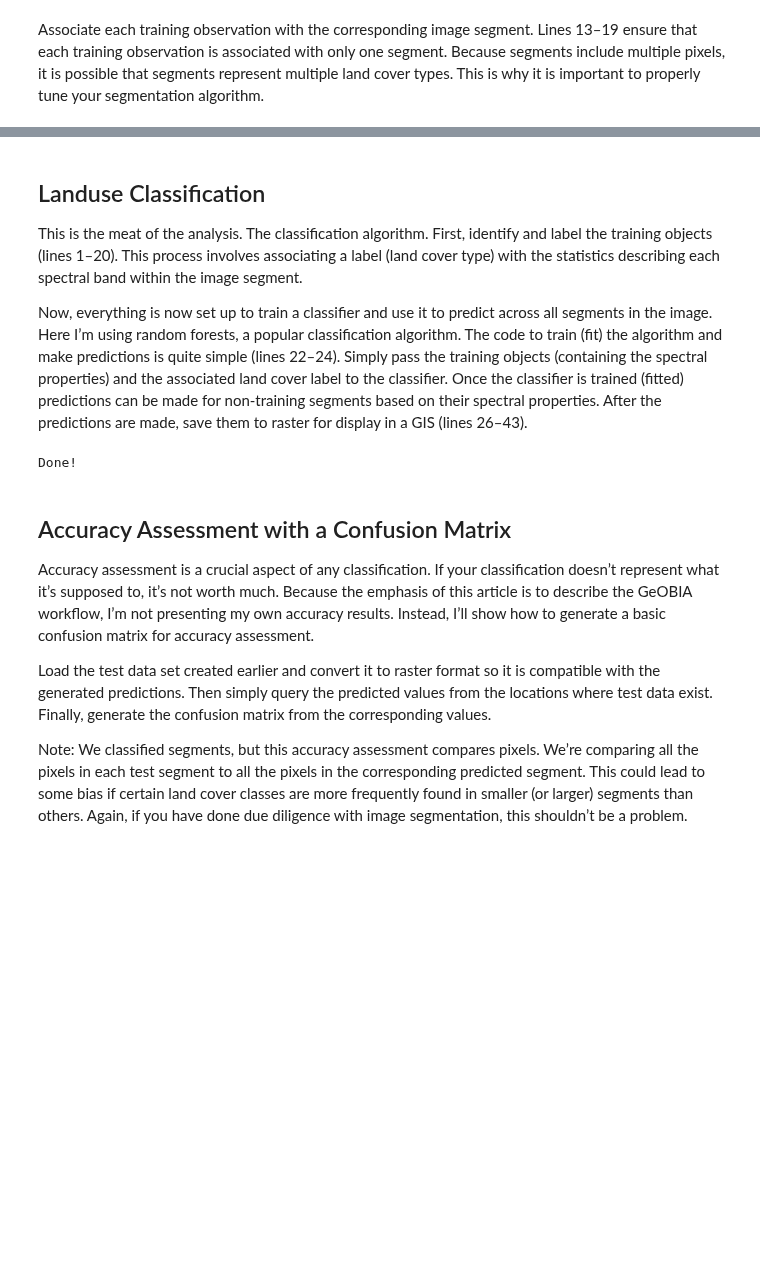
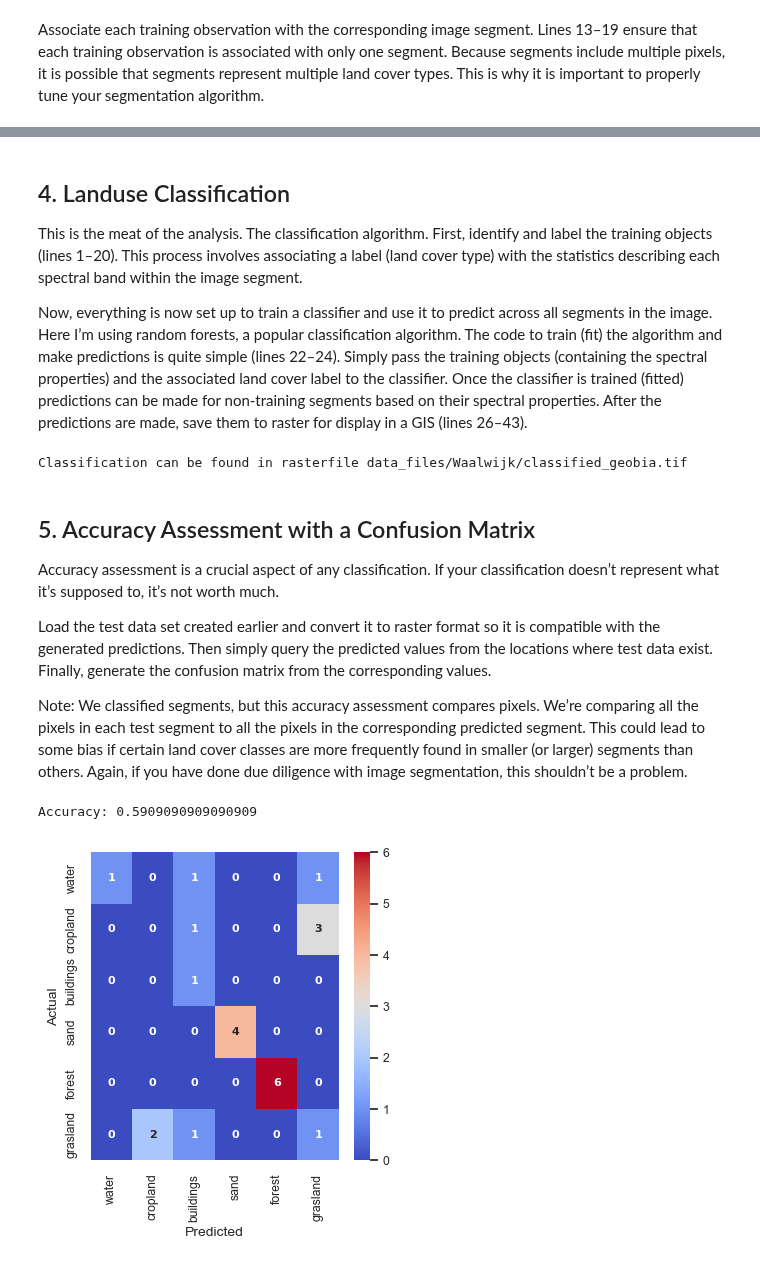
Before and after one commit to MarkTerlien/Quatro-Book-TeM, a Jupyter notebook: object_based_land_cover_classification.ipynb, the cells around one changed output, grey strips where cells are left out. Cells and saved outputs as stored; diff of their text form; code cells hidden in the pictures; blank space fills up the shorter version.

Commit message:
Geobia afgerond

```diff
--- a/object_based_land_cover_classification.ipynb
+++ b/object_based_land_cover_classification.ipynb
@@ -330,5 +336,5 @@ The following segments overlap with landuse class 6: [1054 1494 1796 1906 1975 1
 # %% [markdown]
-## Landuse Classification
+## 4. Landuse Classification
 
 This is the meat of the analysis. The classification algorithm. First, identify and label the training objects (lines 1–20). This process involves associating a label (land cover type) with the statistics describing each spectral band within the image segment.
 
@@ -371,57 +377,73 @@ mask[mask == 0.0] = -1.0
 clf = np.multiply(clf, mask)
 clf[clf < 0] = -9999.0
 
+# Store the result as a rasterfile
 clfds = driverTiff.Create(classified_landuse_raster_file, sentinel_bands_handle.RasterXSize, sentinel_bands_handle.RasterYSize,
-                          1, gdal.GDT_Float32)  # this section saves to raster
+                          1, gdal.GDT_Float32)
 clfds.SetGeoTransform(sentinel_bands_handle.GetGeoTransform())
 clfds.SetProjection(sentinel_bands_handle.GetProjection())
 clfds.GetRasterBand(1).SetNoDataValue(-9999.0)
 clfds.GetRasterBand(1).WriteArray(clf)
 clfds = None
 
-print('Done!')
+# Print name of file
+print('Classification can be found in rasterfile ' + str(classified_landuse_raster_file))
 # %% [output]
-Done!
+Classification can be found in rasterfile data_files/Waalwijk/classified_geobia.tif
 # %% [markdown]
-## Accuracy Assessment with a Confusion Matrix
+## 5. Accuracy Assessment with a Confusion Matrix
 
-Accuracy assessment is a crucial aspect of any classification. If your classification doesn’t represent what it’s supposed to, it’s not worth much. Because the emphasis of this article is to describe the GeOBIA workflow, I’m not presenting my own accuracy results. Instead, I’ll show how to generate a basic confusion matrix for accuracy assessment.
+Accuracy assessment is a crucial aspect of any classification. If your classification doesn’t represent what it’s supposed to, it’s not worth much.
 
 Load the test data set created earlier and convert it to raster format so it is compatible with the generated predictions. Then simply query the predicted values from the locations where test data exist. Finally, generate the confusion matrix from the corresponding values.
 
 Note: We classified segments, but this accuracy assessment compares pixels. We’re comparing all the pixels in each test segment to all the pixels in the corresponding predicted segment. This could lead to some bias if certain land cover classes are more frequently found in smaller (or larger) segments than others. Again, if you have done due diligence with image segmentation, this shouldn’t be a problem.
 # %%
-import numpy as np
-import gdal
-import ogr
-from sklearn import metrics
-
-# read original image to get info for raster dimensions
-naip_fn = 'path/to/image.tif'
+# Read original image to get info for raster dimensions
+naip_fn = classified_landuse_raster_file
 driverTiff = gdal.GetDriverByName('GTiff')
 naip_ds = gdal.Open(naip_fn)
 
-# rasterize test data for pixel-to-pixel comparison
-test_fn = 'path/to/test.shp'
+# Rasterize test data for pixel-to-pixel comparison
+test_fn = test_data_vector_file
 test_ds = ogr.Open(test_fn)
 lyr = test_ds.GetLayer()
 driver = gdal.GetDriverByName('MEM')
-target_ds = driver.Create('', naip_ds.RasterXSize, naip_ds.RasterYSize, 1, gdal.GDT_UInt16)
-target_ds.SetGeoTransform(naip_ds.GetGeoTransform())
-target_ds.SetProjection(naip_ds.GetProjection())
-options = ['ATTRIBUTE=id']
+target_ds = driver.Create('', sentinel_bands_handle.RasterXSize, sentinel_bands_handle.RasterYSize, 1, gdal.GDT_UInt16)
+target_ds.SetGeoTransform(sentinel_bands_handle.GetGeoTransform())
+target_ds.SetProjection(sentinel_bands_handle.GetProjection())
+options = ['ATTRIBUTE=' + str(landuse_id_column)]
 gdal.RasterizeLayer(target_ds, [1], lyr, options=options)
 
-truth = target_ds.GetRasterBand(1).ReadAsArray()  # truth/test data array
+# Get testdata as array
+truth = target_ds.GetRasterBand(1).ReadAsArray()
 
-pred_ds = gdal.Open('path/to/classified_result.tif')
-pred = pred_ds.GetRasterBand(1).ReadAsArray()  # predicted data array
-idx = np.nonzero(truth) # get indices where truth/test has data values
-cm = metrics.confusion_matrix(truth[idx], pred[idx])  # create a confusion matrix at the truth/test locations
+# Open rasterfile with predictions
+pred_ds = gdal.Open(classified_landuse_raster_file)
+pred = pred_ds.GetRasterBand(1).ReadAsArray()
+idx = np.nonzero(truth)
 
-# pixel accuracy
-print(cm)
-print(cm.diagonal())
-print(cm.sum(axis=0))
-accuracy = cm.diagonal() / cm.sum(axis=0)  # overall accuracy
-print(accuracy)
+# Create a confusion matrix at the truth/test locations
+cm = metrics.confusion_matrix(truth[idx], pred[idx])
+df_conf_matrix = pd.DataFrame(cm,columns=class_names,index=class_names)
+
+# Plot confusion matrix heatmap
+plt.figure(figsize=(4, 4))
+sns.set(font_scale=0.8)
+sns.heatmap(df_conf_matrix,
+            cmap='coolwarm',
+            annot=True,
+            fmt='.5g',
+            annot_kws={
+                'fontsize': 8,
+                'fontweight': 'bold',
+                'fontfamily': 'DejaVu Sans'
+            })
+plt.xlabel('Predicted',fontsize=10)
+plt.ylabel('Actual',fontsize=10)
+
+# Model Accuracy, how often is the classifier correct?
+print("Accuracy: " + str(metrics.accuracy_score(truth[idx], pred[idx])))
+# %% [output]
+Accuracy: 0.5909090909090909
+[figure, added]
```
Also changed, not shown: parts of 2 cells of this notebook, 7 other files.
